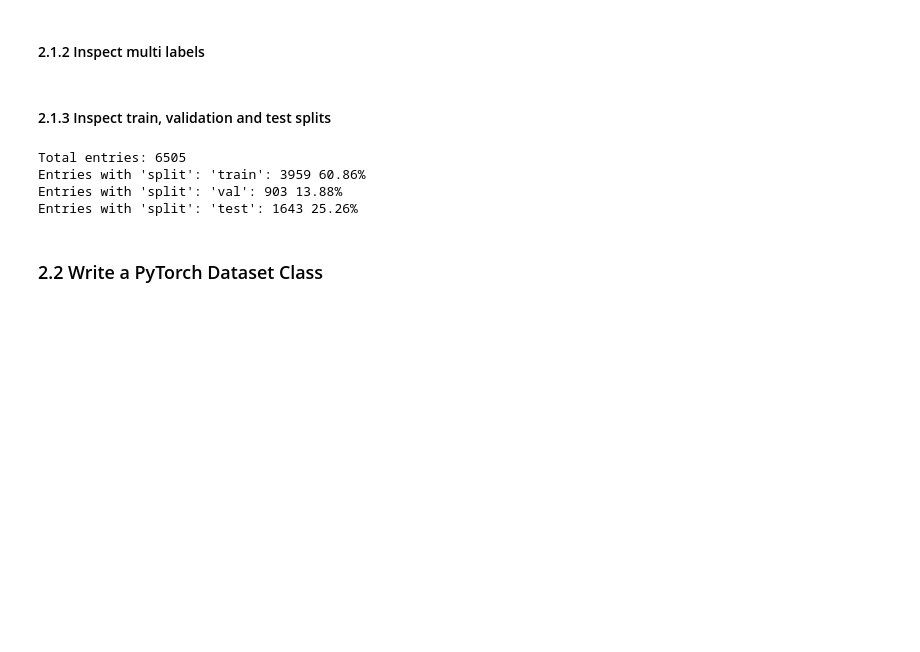
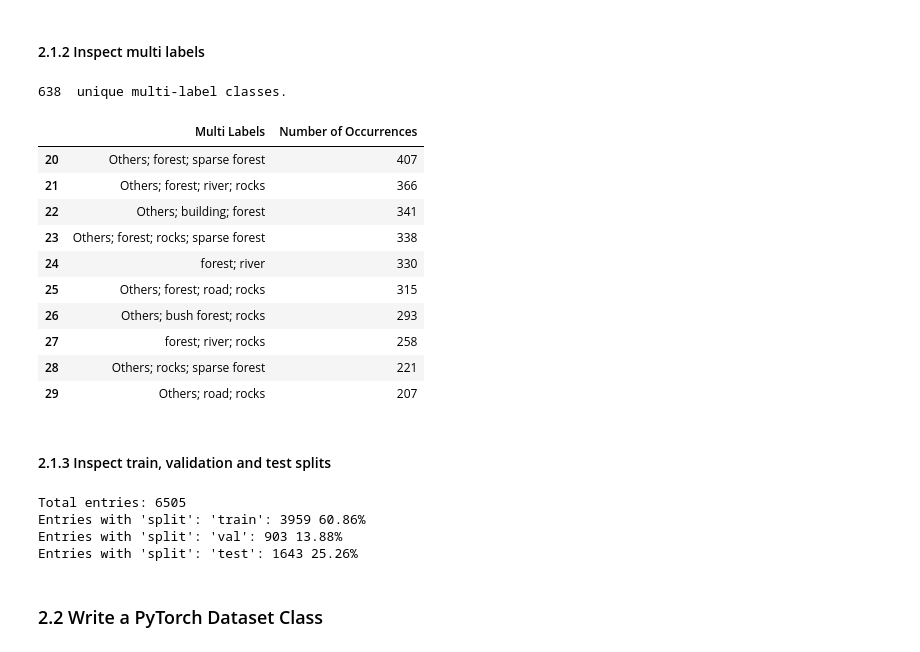
Before and after one commit to mamh4/Image-Processing-For-Earth-Observation, a Jupyter notebook: Wallis-Multi-Label-Classification/main.ipynb, the cells around one changed output. Saved outputs shown, nothing was run; the diff lists cells and outputs as text; code cells hidden in the pictures; blank space fills up the shorter version.

```diff
--- a/Wallis-Multi-Label-Classification/main.ipynb
+++ b/Wallis-Multi-Label-Classification/main.ipynb
@@ -131,3 +129,26 @@ plt.show()
+# %%
+multilabel_texts = [entry["multilabel_text"] for entry in data]# if entry.get("split") == "val"])
+
+entry_counts = Counter(multilabel_texts)
+entry_counts_sorted = sorted_counts = dict(sorted(entry_counts.items(), key=lambda item: item[1], reverse=True))
+
+df = pd.DataFrame(list(entry_counts_sorted.items()), columns=['Multi Labels', 'Number of Occurrences'])
+#pd.set_option("display.max_rows", None)
+print(len(entry_counts_sorted), " unique multi-label classes.")
+df[20:30]
+# %% [output]
+638  unique multi-label classes.
+|  | Multi Labels | Number of Occurrences |
+| 20 | Others; forest; sparse forest | 407 |
+| 21 | Others; forest; river; rocks | 366 |
+| 22 | Others; building; forest | 341 |
+| 23 | Others; forest; rocks; sparse forest | 338 |
+| 24 | forest; river | 330 |
+| 25 | Others; forest; road; rocks | 315 |
+| 26 | Others; bush forest; rocks | 293 |
+| 27 | forest; river; rocks | 258 |
+| 28 | Others; rocks; sparse forest | 221 |
+| 29 | Others; road; rocks | 207 |
 # %% [markdown]
 #### 2.1.3 Inspect train, validation and test splits
 # %%
```
Also changed, not shown: parts of 15 cells of this notebook.
